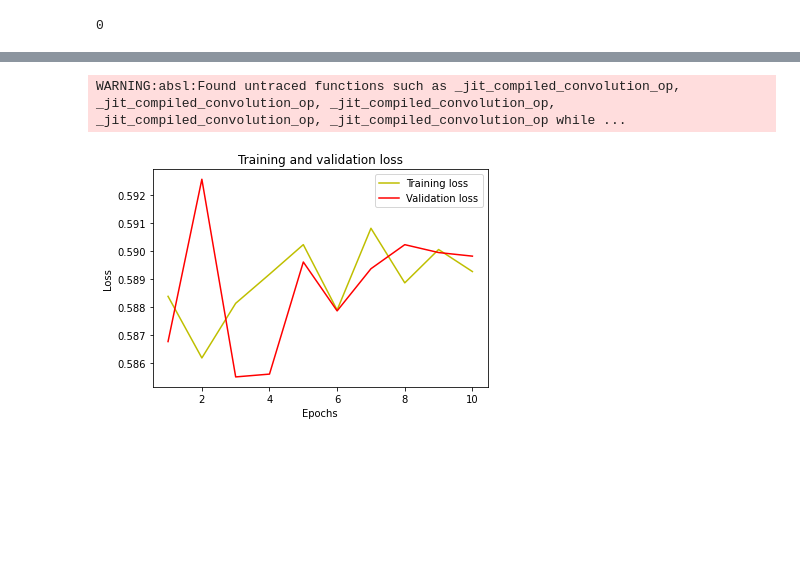
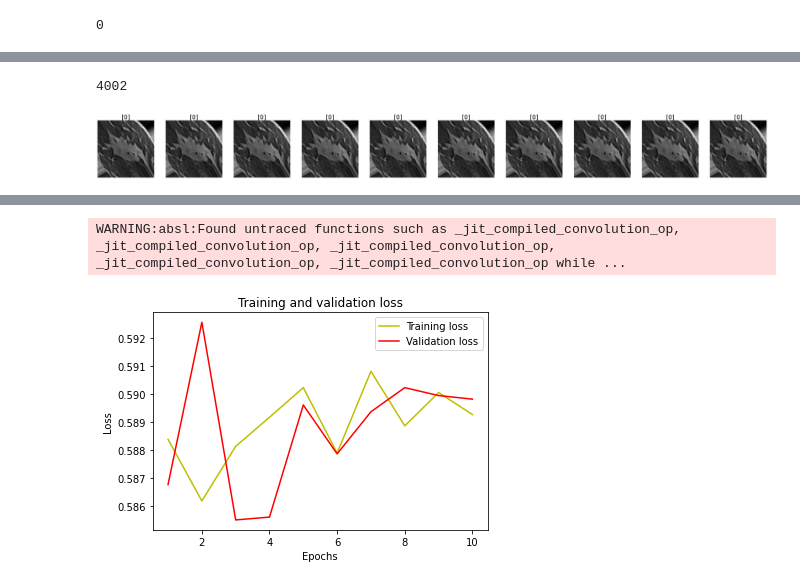
Before and after one commit to anaipsilva/TESE, a Jupyter notebook: Cópia_de_cnn_primeira_vggnet.ipynb, the cells around one changed output, grey strips where cells are left out. Drawn from its saved outputs; the diff is of its cells as text; code cells hidden in the pictures; blank space fills up the shorter version.

```diff
--- a/Cópia_de_cnn_primeira_vggnet.ipynb
+++ b/Cópia_de_cnn_primeira_vggnet.ipynb
@@ -75,3 +120,24 @@ for i in range(num_images):
+# %%
+#datagen=ImageDataGenerator()
+tranformed=tf.keras.preprocessing.image.apply_affine_transform(x_train_label0, theta=30, tx=1, ty=1, zx=1 )
+len(tranformed)
+# %% [output]
+4002
+# %%
+plt.figure(figsize=(60,60))
+
+num_images = 10
+for i in range(num_images):
+ row = tranformed[50]
+ label = y_train_label0[1]
+
+ #image = row.reshape(50,50)
+ plt.subplot(1, num_images, i+1)
+ plt.title(label, fontdict={'fontsize': 30})
+ plt.axis('off')
+ plt.imshow(row, cmap='gray')
+# %% [output]
+[figure, added]
 # %%
 x_train.min()
 # %% [output]
```
Also changed, not shown: parts of 25 cells of this notebook.
